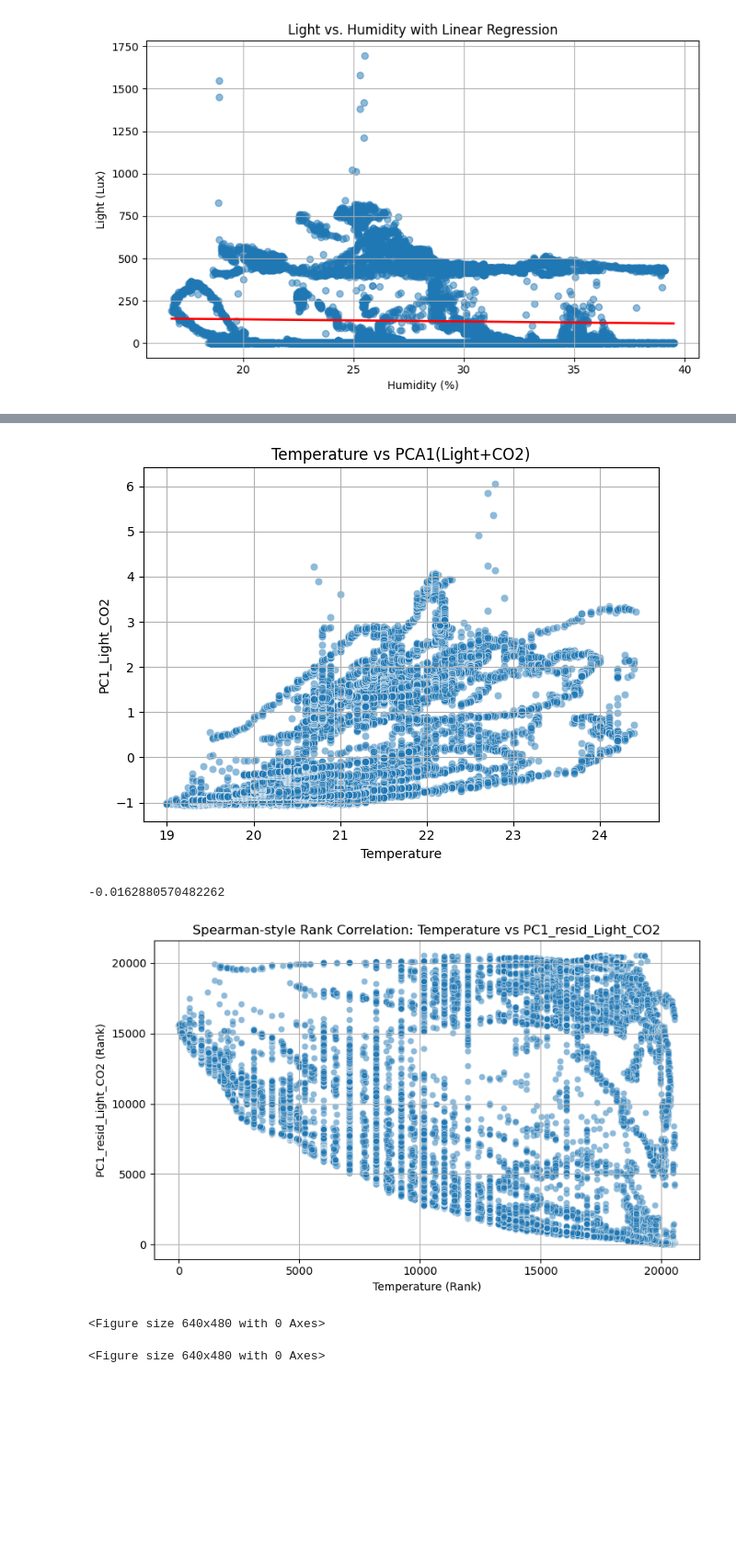
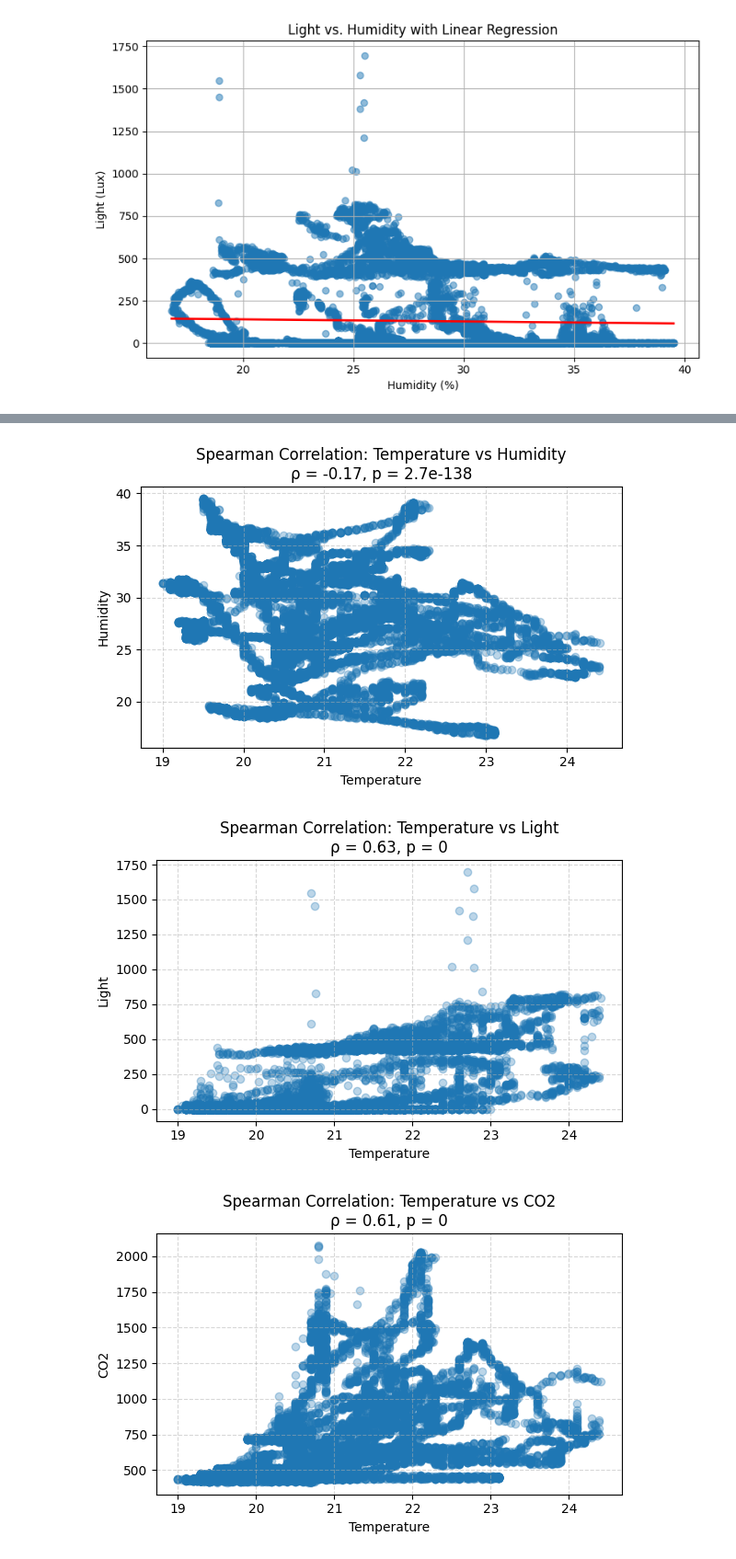
Before and after one commit to NoamShaphir/-MicroClimate, a Jupyter notebook: analysis.ipynb, the cells around one changed output, grey strips where cells are left out. Shown at 92% size. Cells and saved outputs as stored; diff of their text form; code cells hidden in the pictures; blank space fills up the shorter version.

```diff
--- a/analysis.ipynb
+++ b/analysis.ipynb
@@ -891,7 +847,0 @@ plt.show()
-# %%
-df = pd.read_csv('Occupancy.csv')
-X = df[['Light', 'CO2']]
-X_scaled = StandardScaler().fit_transform(X)
-pca = PCA(n_components=1)
-df['PC1_Light_CO2'] = pca.fit_transform(X_scaled)
-print(df[['Temperature', 'PC1_Light_CO2']].head())
@@ -905,46 +848,24 @@ print(df[['Temperature', 'PC1_Light_CO2']].head())
-# %%
-sns.scatterplot(x='Temperature', y='PC1_Light_CO2', data=df, alpha=0.5)
-plt.title('Temperature vs PCA1(Light+CO2)')
-plt.xlabel('Temperature')
-plt.ylabel('PC1_Light_CO2')
-plt.grid(True)
-plt.tight_layout()
-plt.show()
-# %% [output]
-[figure, removed]
-# %%
-X_temp = sm.add_constant(df['Temperature'])
-
-model_light = sm.OLS(df['Light'], X_temp).fit()
-df['Light_resid'] = model_light.resid
-
-model_co2 = sm.OLS(df['CO2'], X_temp).fit()
-df['CO2_resid'] = model_co2.resid
-
-X_resid = df[['Light_resid', 'CO2_resid']]
-X_resid_scaled = StandardScaler().fit_transform(X_resid)
-pca_resid = PCA(n_components=1)
-df['PC1_resid_Light_CO2'] = pca_resid.fit_transform(X_resid_scaled)
-
-spearman_corr, _ = spearmanr(df['Temperature'], df['PC1_resid_Light_CO2'])
-print(spearman_corr)
-# %% [output]
--0.0162880570482262
-# %%
-df['Temperature_rank'] = rankdata(df['Temperature'])
-df['PC1_resid_rank'] = rankdata(df['PC1_resid_Light_CO2'])
-
-plt.figure(figsize=(8, 5))
-sns.scatterplot(x='Temperature_rank', y='PC1_resid_rank', data=df, alpha=0.5)
-plt.title('Spearman-style Rank Correlation: Temperature vs PC1_resid_Light_CO2')
-plt.xlabel('Temperature (Rank)')
-plt.ylabel('PC1_resid_Light_CO2 (Rank)')
-plt.grid(True)
-plt.tight_layout()
-plt.show()
-
-display(plt.gcf())
-# %% [output]
-[figure, removed]
-<Figure size 640x480 with 0 Axes>
-<Figure size 640x480 with 0 Axes>
+# %%
+import itertools
+from scipy.stats import spearmanr
+
+# Select numeric columns
+numeric_cols = df.select_dtypes(include=['float64', 'int64']).columns.tolist()
+
+# Generate scatterplots for all pairs of numeric features, excluding self-pairs and filtering by p-value
+for col1, col2 in itertools.combinations(numeric_cols, 2):
+    coef, p = spearmanr(df[col1], df[col2])
+    if p < 0.01:  # Only plot highly significant correlations
+        plt.figure(figsize=(6, 4))
+        plt.scatter(df[col1], df[col2], alpha=0.3)
+        plt.title(f"Spearman Correlation: {col1} vs {col2}\n"
+                  f"ρ = {coef:.2f}, p = {p:.2g}")
+        plt.xlabel(col1)
+        plt.ylabel(col2)
+        plt.grid(True, linestyle='--', alpha=0.5)
+        plt.tight_layout()
+        plt.show()
+# %% [output]
+[figure, added]
+[figure, added]
+[figure, added]
```
Also changed, not shown: parts of 25 cells of this notebook.
